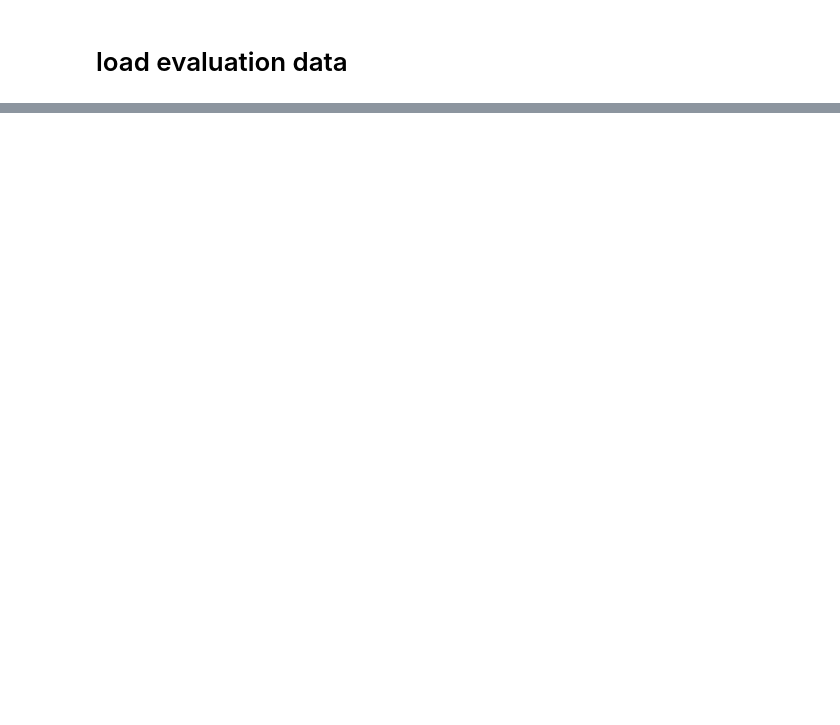
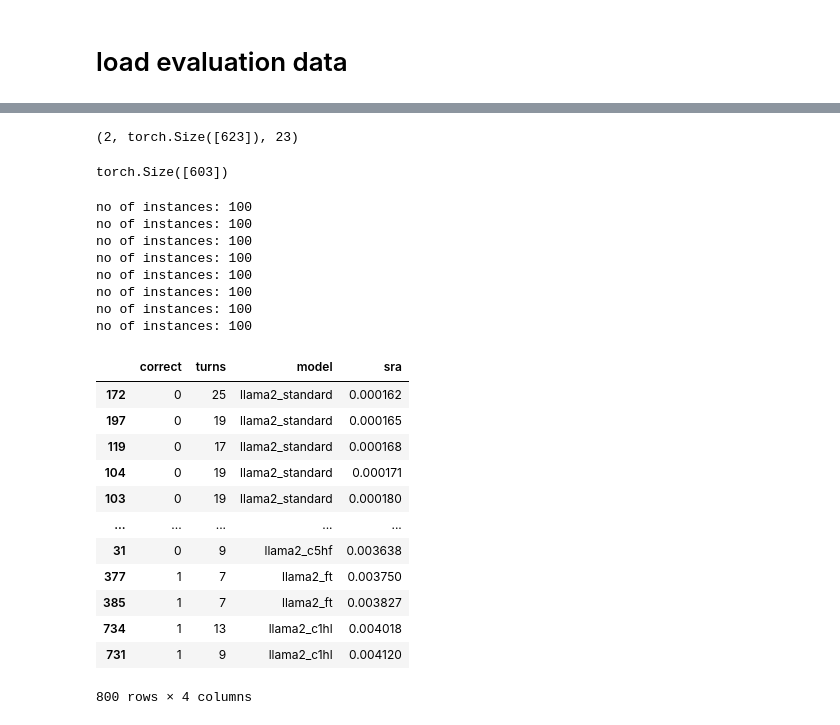
Before and after one commit to navidmdn/ESConv-SRA, a Jupyter notebook: training/evaluation.ipynb, the cells around one changed output, grey strips where cells are left out. Drawn from its saved outputs; the diff is of its cells as text; code cells hidden in the pictures; blank space fills up the shorter version.

```diff
--- a/training/evaluation.ipynb
+++ b/training/evaluation.ipynb
@@ -53,0 +70,61 @@ sns.lineplot(df, x='acc', y='sra')
+# %%
+t = a['Clarification']
+len(t), t[0].shape, len(t[1])
+# %% [output]
+(2, torch.Size([623]), 23)
+# %%
+t[1][2].shape
+# %% [output]
+torch.Size([603])
+# %%
+from glob import glob
+import pandas as pd
+
+
+res_files = glob('data/eval2/*.json')
+
+res_df_list = []
+
+for f in res_files:
+    model_name = f.split('/')[-1].replace(".json", "")
+    correct = 0
+    sra = 0
+    resps = load_responses(f)
+    print("no of instances:", len(resps))
+
+    for r in resps:
+        if r['strategy'] == r['inferred_strategy']:
+            correct = 1
+        else:
+            correct = 0
+        res_df_list.append({
+            'correct': correct,
+            'turns': len(r['messages']),
+            'model': model_name,
+            'sra': r['sra']
+        })
+
+df = pd.DataFrame(res_df_list)
+df.sort_values(by=['sra'])
+# %% [output]
+no of instances: 100
+no of instances: 100
+no of instances: 100
+no of instances: 100
+no of instances: 100
+no of instances: 100
+no of instances: 100
+no of instances: 100
+|  | correct | turns | model | sra |
+| 172 | 0 | 25 | llama2_standard | 0.000162 |
+| 197 | 0 | 19 | llama2_standard | 0.000165 |
+| 119 | 0 | 17 | llama2_standard | 0.000168 |
+| 104 | 0 | 19 | llama2_standard | 0.000171 |
+| 103 | 0 | 19 | llama2_standard | 0.000180 |
+| ... | ... | ... | ... | ... |
+| 31 | 0 | 9 | llama2_c5hf | 0.003638 |
+| 377 | 1 | 7 | llama2_ft | 0.003750 |
+| 385 | 1 | 7 | llama2_ft | 0.003827 |
+| 734 | 1 | 13 | llama2_c1hl | 0.004018 |
+| 731 | 1 | 9 | llama2_c1hl | 0.004120 |
+800 rows × 4 columns
```
Also changed, not shown: parts of 5 cells of this notebook, 3 other files.
